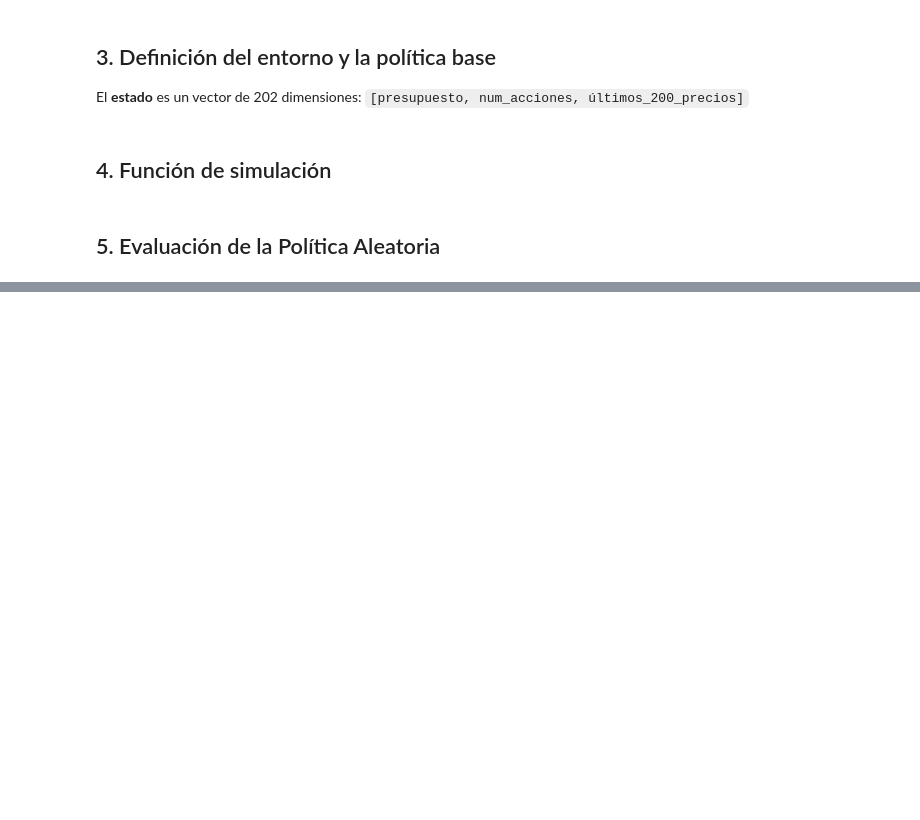
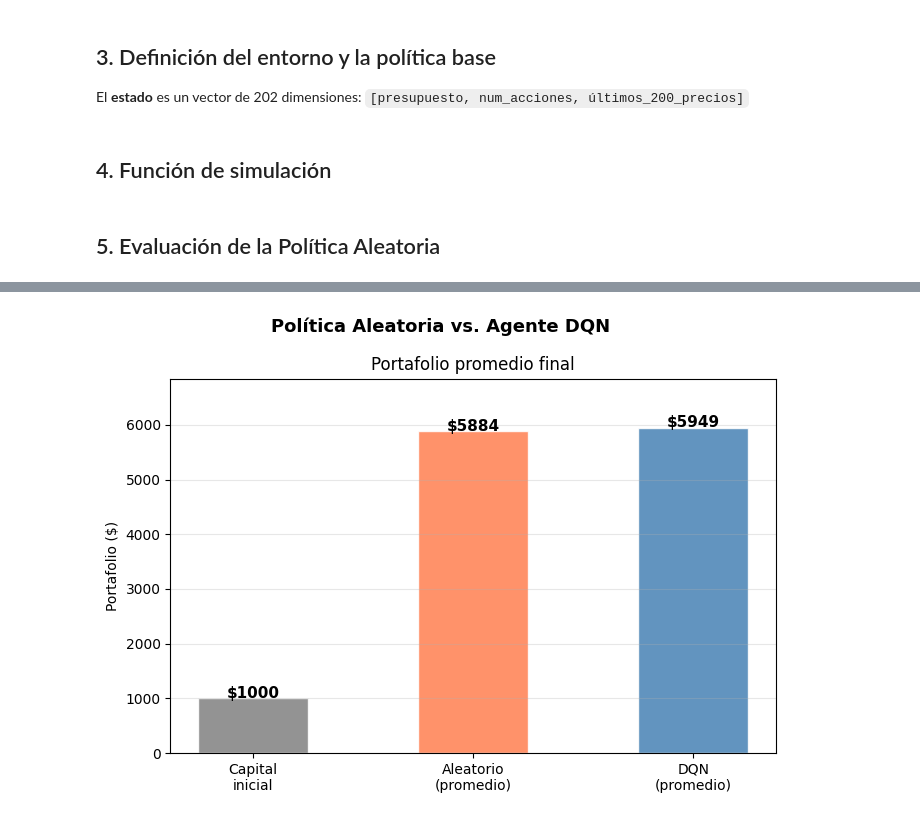
Before and after one commit to LizetCh/ProcesamientoDatosLizetLopez, a Jupyter notebook: Actividad13/Act13_AgentePrecios.ipynb, the cells around one changed output, grey strips where cells are left out. Saved outputs shown, nothing was run; the diff lists cells and outputs as text; code cells hidden in the pictures; blank space fills up the shorter version.

```diff
--- a/Actividad13/Act13_AgentePrecios.ipynb
+++ b/Actividad13/Act13_AgentePrecios.ipynb
@@ -110,7 +110,6 @@ def run_simulation(policy, initial_budget, initial_num_stocks, prices, hist, deb
         if action == 'Buy' and budget >= share_value:
             budget -= share_value
             num_stocks += 1
-            buy_points.append((i, share_value))
         elif action == 'Sell' and num_stocks > 0:
             budget += share_value
             num_stocks -= 1
@@ -161,0 +278,11 @@ num_stocks = 0
+# %%
+actions    = ['Buy', 'Sell', 'Hold']
+hist       = 200
+input_dim  = hist + 2
+budget     = 1000.0
+num_stocks = 0
+
+policy   = QLearningDecisionPolicy(actions, input_dim)
+portfolio = run_simulation(policy, budget, num_stocks, prices, hist, debug=True)
+print(f"Portafolio final: ${portfolio:.2f}")
+print(f"Ganancia: ${portfolio - budget:.2f}")
@@ -161,0 +307,12 @@ num_stocks = 0
+# %%
+# VARIAS SIMULACIONES DQN
+
+portfolios_dqn = []
+for i in range(20):  # 20 corridas
+    policy_dqn = QLearningDecisionPolicy(actions, input_dim)
+    p = run_simulation(policy_dqn, budget, num_stocks, prices, hist)
+    portfolios_dqn.append(p)
+    print(f"  Corrida {i+1}/20 — portafolio: ${p:.2f}")
+
+avg_dqn = np.mean(portfolios_dqn)
+std_dqn = np.std(portfolios_dqn)
@@ -161,0 +337,22 @@ num_stocks = 0
+# %%
+#GRÁFICA
+fig, ax = plt.subplots(figsize=(7, 5))
+fig.suptitle('Política Aleatoria vs. Agente DQN', fontsize=13, fontweight='bold')
+
+# Comparación
+labels = ['Capital\ninicial', 'Aleatorio\n(promedio)', 'DQN\n(promedio)']
+values = [budget, avg, avg_dqn]
+colors = ['gray', 'coral', 'steelblue']
+bars = ax.bar(labels, values, color=colors, alpha=0.85, width=0.5, edgecolor='white')
+for bar, val in zip(bars, values):
+    ax.text(bar.get_x() + bar.get_width()/2, bar.get_height() + 5,
+             f'${val:.0f}', ha='center', fontweight='bold', fontsize=11)
+ax.set_title('Portafolio promedio final')
+ax.set_ylabel('Portafolio ($)')
+ax.set_ylim(0, max(values) * 1.15)
+ax.grid(True, alpha=0.3, axis='y')
+
+plt.tight_layout()
+plt.show()
+# %% [output]
+[figure, added]
```
Also changed, not shown: parts of 11 cells of this notebook, 3 other files.
